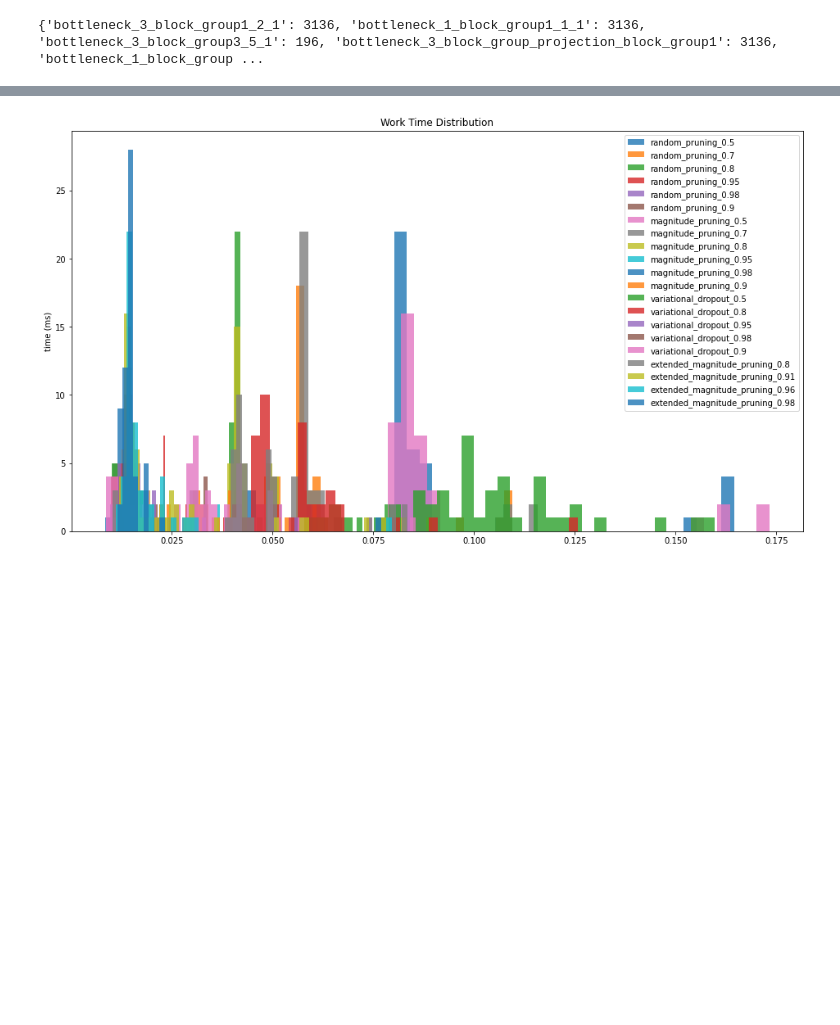
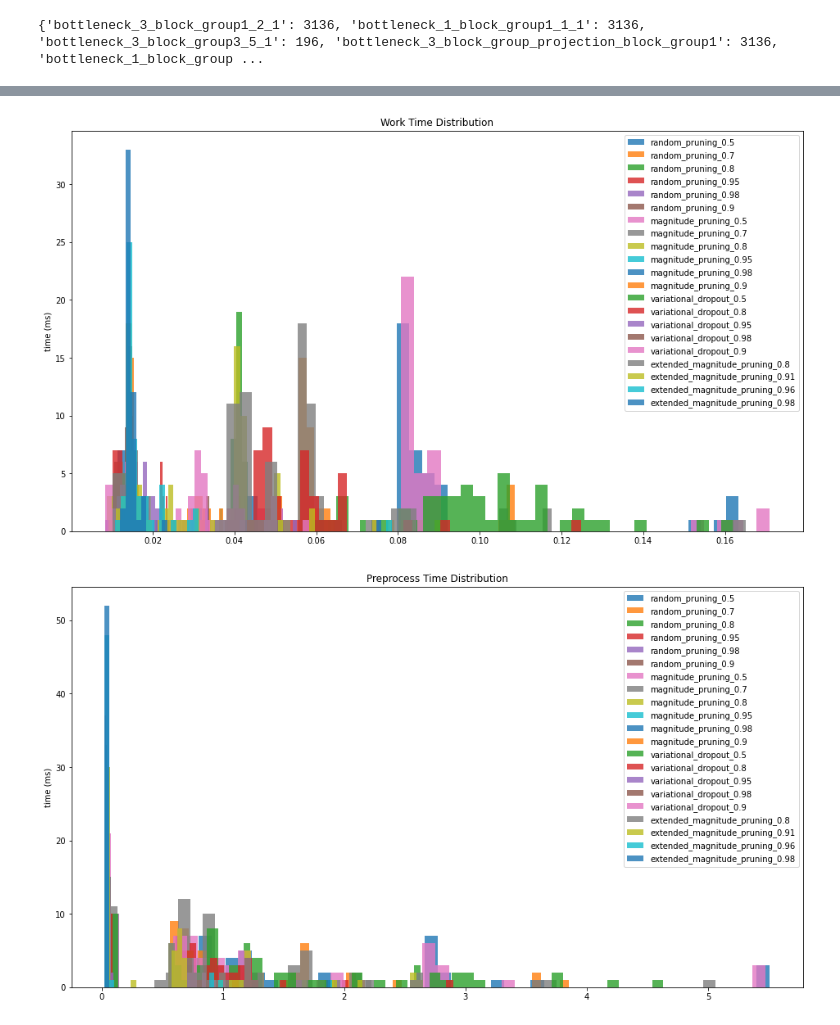
Before and after one commit to AdamAdli/cuda-benchmarks, a Jupyter notebook: aspt/measurements.ipynb, the cells around one changed output, grey strips where cells are left out. Cells and saved outputs as stored; diff of their text form; code cells hidden in the pictures; blank space fills up the shorter version.

Commit message:
Added one more plot

```diff
--- a/aspt/measurements.ipynb
+++ b/aspt/measurements.ipynb
@@ -111,25 +93,34 @@ df
 # %%
 preproc_time = dict()
 work_time = dict()
 
 for idx, row in df.iterrows():
     tokens = row['filename'].split("/")
     pruning_methods = tokens[2]
     pruning_rate = float(tokens[3])
     group_name = f"{pruning_methods}_{pruning_rate}"
 
     if group_name not in preproc_time: preproc_time[group_name] = []
     if group_name not in work_time: work_time[group_name] = []
 
     preproc_time[group_name].append(row['preproc_ms'])
     work_time[group_name].append(row['work_ms'])
 
 plt.figure(figsize=(16,9))
 plt.title("Work Time Distribution")
 plt.ylabel("time (ms)")
 for group in preproc_time:
     plt.hist(work_time[group], bins=50, label=group, alpha=0.8)
 plt.legend()
+
+plt.figure(figsize=(16,9))
+plt.title("Preprocess Time Distribution")
+plt.ylabel("time (ms)")
+for group in preproc_time:
+    plt.hist(preproc_time[group], bins=50, label=group, alpha=0.8)
+plt.legend()
+
 plt.show()
 # %% [output]
-[figure, old version]
+[figure, new version]
+[figure, added]
```
Also changed, not shown: parts of 3 cells of this notebook.
